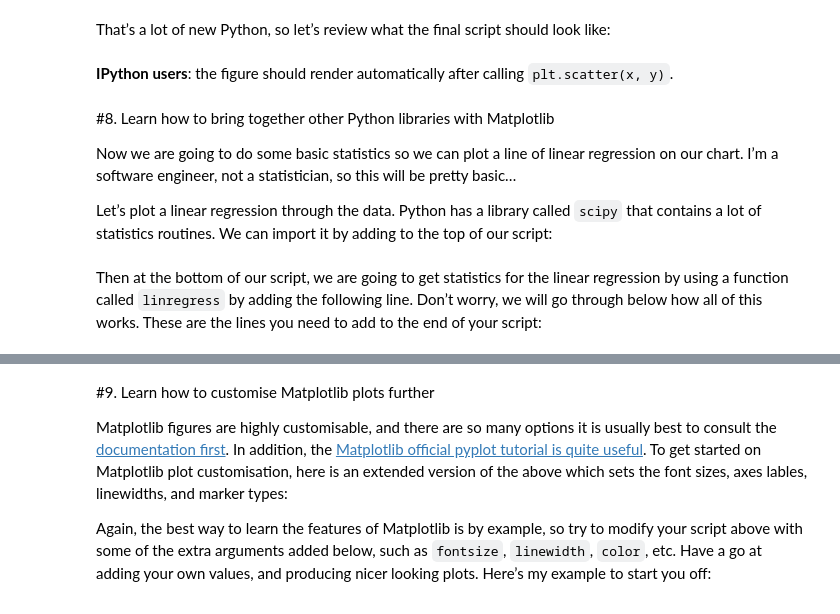
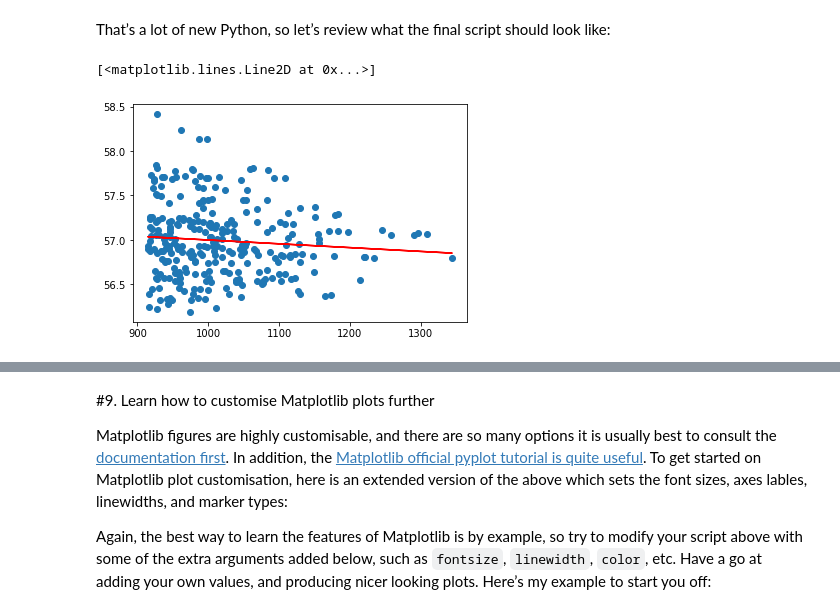
Before and after one commit to brainhack-uiowa/python-novice-inflammation-colab, a Jupyter notebook: 10_Python_Data_Analysis_with_Pandas_and_Matplotlib.ipynb, the cells around one changed output, grey strips where cells are left out. Cells and saved outputs as stored; diff of their text form; code cells hidden in the pictures.

```diff
--- a/10_Python_Data_Analysis_with_Pandas_and_Matplotlib.ipynb
+++ b/10_Python_Data_Analysis_with_Pandas_and_Matplotlib.ipynb
@@ -512,29 +495,22 @@ That’s a lot of new Python, so let’s review what the final script should loo
 # %%
 import pandas as pd
 import matplotlib.pyplot as plt
 from scipy.stats import linregress
 
 dataframe = pd.read_csv("scottish_hills.csv")
 
 x = dataframe.Height
 y = dataframe.Latitude
 
 stats = linregress(x, y)
 
 m = stats.slope
 b = stats.intercept
 
-plt.scatter(x, y)
-plt.plot(x, m * x + b, color="red")   # I've added a color argument here
-
-plt.savefig("figure.png")
-
-# Or you can use plt.show()
+fig = plt.figure()
+ax = fig.add_subplot(1, 1, 1)
+ax.scatter(x, y)
+ax.plot(x, m * x + b, color="red")   # I've added a color argument here
+# %% [output]
+[<matplotlib.lines.Line2D at 0x...>]
+[figure, added]
-# %% [markdown]
-**IPython users**: the figure should render automatically after calling `plt.scatter(x, y)`.
-# %% [markdown]
-#8. Learn how to bring together other Python libraries with Matplotlib
-
-Now we are going to do some basic statistics so we can plot a line of linear regression on our chart. I’m a software engineer, not a statistician, so this will be pretty basic…
-
-Let’s plot a linear regression through the data. Python has a library called `scipy` that contains a lot of statistics routines. We can import it by adding to the top of our script:
@@ -543,2 +516,0 @@ from scipy.stats import linregress
-# %% [markdown]
-Then at the bottom of our script, we are going to get statistics for the linear regression by using a function called `linregress` by adding the following line. Don’t worry, we will go through below how all of this works. These are the lines you need to add to the end of your script:
```
Also changed, not shown: parts of 49 cells of this notebook.
